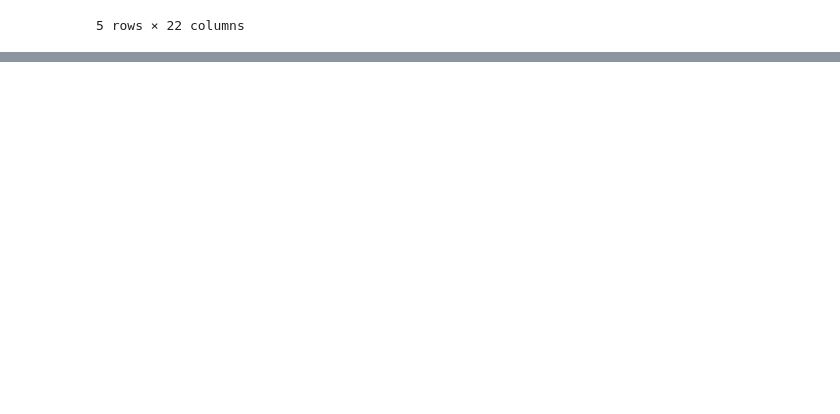
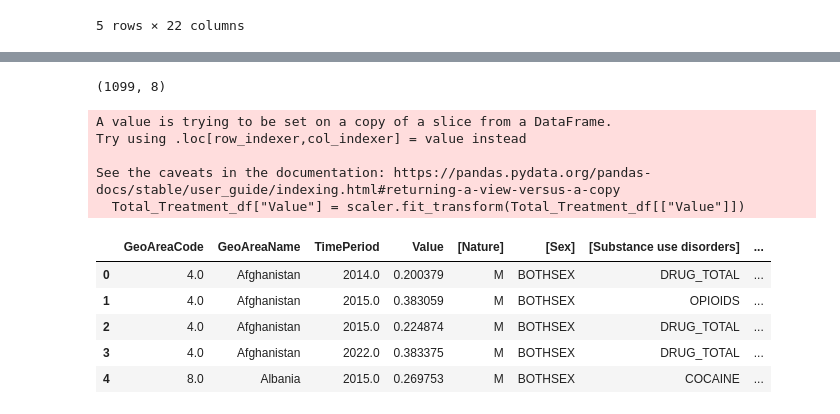
Before and after one commit to Sarkis55/UHC-and-Population-Health-Outcomes-Analysis-SDG-3-, a Jupyter notebook: UHC_and_Population_Health_Outcomes_Analysis.ipynb, the cells around one changed output, grey strips where cells are left out. Cells and saved outputs as stored; diff of their text form; code cells hidden in the pictures; blank space fills up the shorter version.

Commit message:
Cleaning Data for 3.5.1

```diff
--- a/UHC_and_Population_Health_Outcomes_Analysis.ipynb
+++ b/UHC_and_Population_Health_Outcomes_Analysis.ipynb
@@ -475,0 +516,2 @@ TreatDrug_df.head()
+# %%
+Treatment_df.drop(["Goal",'Target', 'Indicator', "SeriesCode", "SeriesDescription", "TimeCoverage", 'Time_Detail','UpperBound',"LowerBound", 'BasePeriod', 'Source', 'GeoInfoUrl','FootNote',"[Reporting Type]",'[Units]'], axis = 1, inplace = True)
@@ -475,0 +547,35 @@ TreatDrug_df.head()
+# %%
+# Map specific drugs to a single "Illicit Drugs" category
+drug_mapping = {
+    'OPIOIDS': 'Illicit Drugs',
+    'COCAINE': 'Illicit Drugs',
+    'ATS': 'Illicit Drugs',
+    'DRUG_TOTAL': 'Illicit Drugs',
+    'ALCOHOL': 'Alcohol'
+}
+
+Treatment_df['Broad_Substance'] = Treatment_df['[Substance use disorders]'].map(drug_mapping)
+# %%
+Total_Treatment_df = Treatment_df[(Treatment_df["[Sex]"] == "BOTHSEX")]
+# %%
+Total_Treatment_df.shape
+# %% [output]
+(1099, 8)
+# %%
+#Normalizig the Value Column
+Total_Treatment_df["Value"] = scaler.fit_transform(Total_Treatment_df[["Value"]])
+# %% [output]
+A value is trying to be set on a copy of a slice from a DataFrame.
+Try using .loc[row_indexer,col_indexer] = value instead
+
+See the caveats in the documentation: https://pandas.pydata.org/pandas-docs/stable/user_guide/indexing.html#returning-a-view-versus-a-copy
+  Total_Treatment_df["Value"] = scaler.fit_transform(Total_Treatment_df[["Value"]])
+# %%
+Total_Treatment_df.head()
+# %% [output]
+|  | GeoAreaCode | GeoAreaName | TimePeriod | Value | [Nature] | [Sex] | [Substance use disorders] | ... |
+| 0 | 4.0 | Afghanistan | 2014.0 | 0.200379 | M | BOTHSEX | DRUG_TOTAL | ... |
+| 1 | 4.0 | Afghanistan | 2015.0 | 0.383059 | M | BOTHSEX | OPIOIDS | ... |
+| 2 | 4.0 | Afghanistan | 2015.0 | 0.224874 | M | BOTHSEX | DRUG_TOTAL | ... |
+| 3 | 4.0 | Afghanistan | 2022.0 | 0.383375 | M | BOTHSEX | DRUG_TOTAL | ... |
+| 4 | 8.0 | Albania | 2015.0 | 0.269753 | M | BOTHSEX | COCAINE | ... |
```
Also changed, not shown: parts of 8 cells of this notebook.
